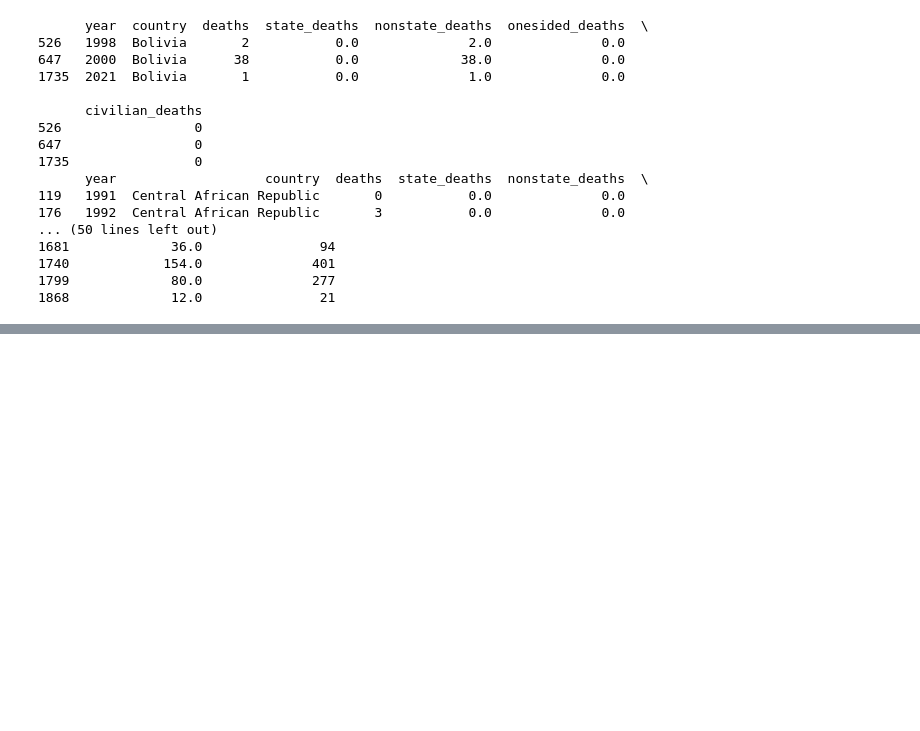
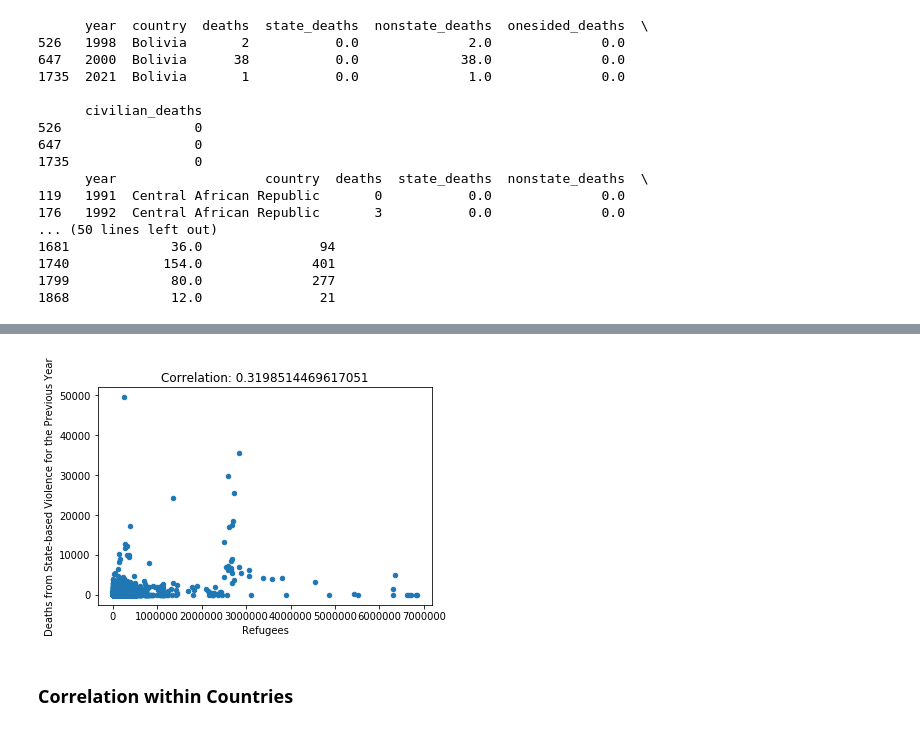
Before and after one commit to luisquinonesPR/thesis, a Jupyter notebook: UNHCR EDA.ipynb, the cells around one changed output, grey strips where cells are left out. Cells and saved outputs as stored; diff of their text form; code cells hidden in the pictures; blank space fills up the shorter version.

```diff
--- a/UNHCR EDA.ipynb
+++ b/UNHCR EDA.ipynb
@@ -426,0 +443,29 @@ merged_df[['deaths','state_deaths', 'nonstate_deaths', 'onesided_deaths', 'civil
+# %%
+# Create a lag variable for 'Refugees' with a shift of 1 -> means we get the refugee values for the previous year
+merged_df = merged_df.sort_values(by=['Country of origin', 'Year'])
+
+#merged_df['Refugees_Lag'] = merged_df['Refugees'].shift(1)
+merged_df['Refugees_Lag'] = merged_df.groupby('Country of origin')['Refugees'].shift(1)
+
+# Create a lag variable for 'state_deaths' with a shift of 1 -> means we get the death values for the previous year
+
+#merged_df['state_deaths_Lag'] = merged_df['state_deaths'].shift(1)
+merged_df['state_deaths_Lag'] = merged_df.groupby('Country of origin')['state_deaths'].shift(1)
+
+# Correlation between current refugee counts and conflict for the previous year
+correlation = merged_df['Refugees'].corr(merged_df['state_deaths_Lag'])
+
+# Create a scatter plot
+merged_df.plot.scatter(x='Refugees', y='state_deaths_Lag')
+
+# Add a title and labels to the plot
+plt.title('Correlation: {}'.format(correlation))
+plt.xlabel('Refugees')
+plt.ylabel('Deaths from State-based Violence for the Previous Year')
+
+# Display the plot
+plt.show()
+# %% [output]
+[figure, added]
+# %% [markdown]
+### Correlation within Countries
```
Also changed, not shown: parts of 18 cells of this notebook, 1 other file.
